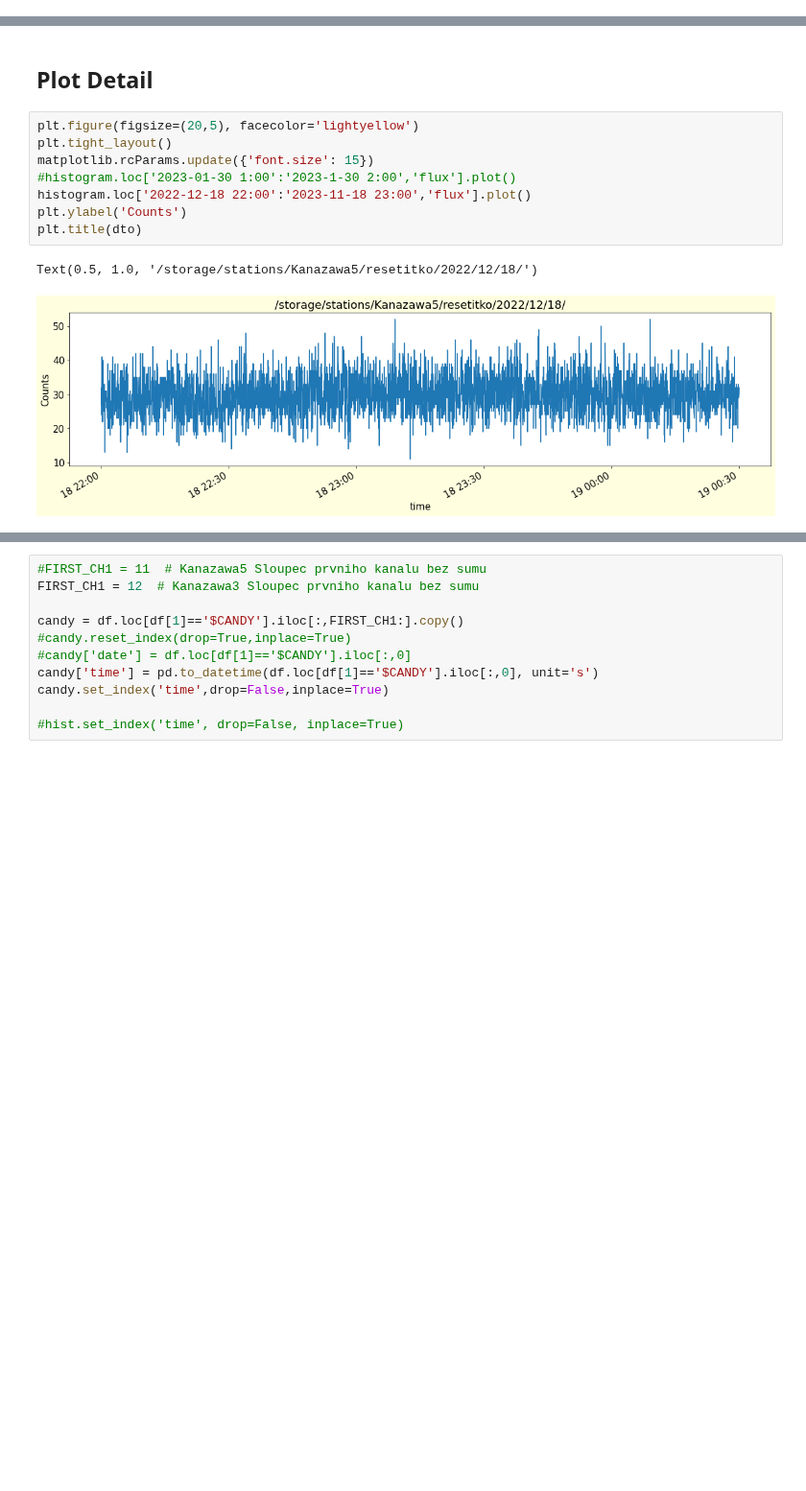
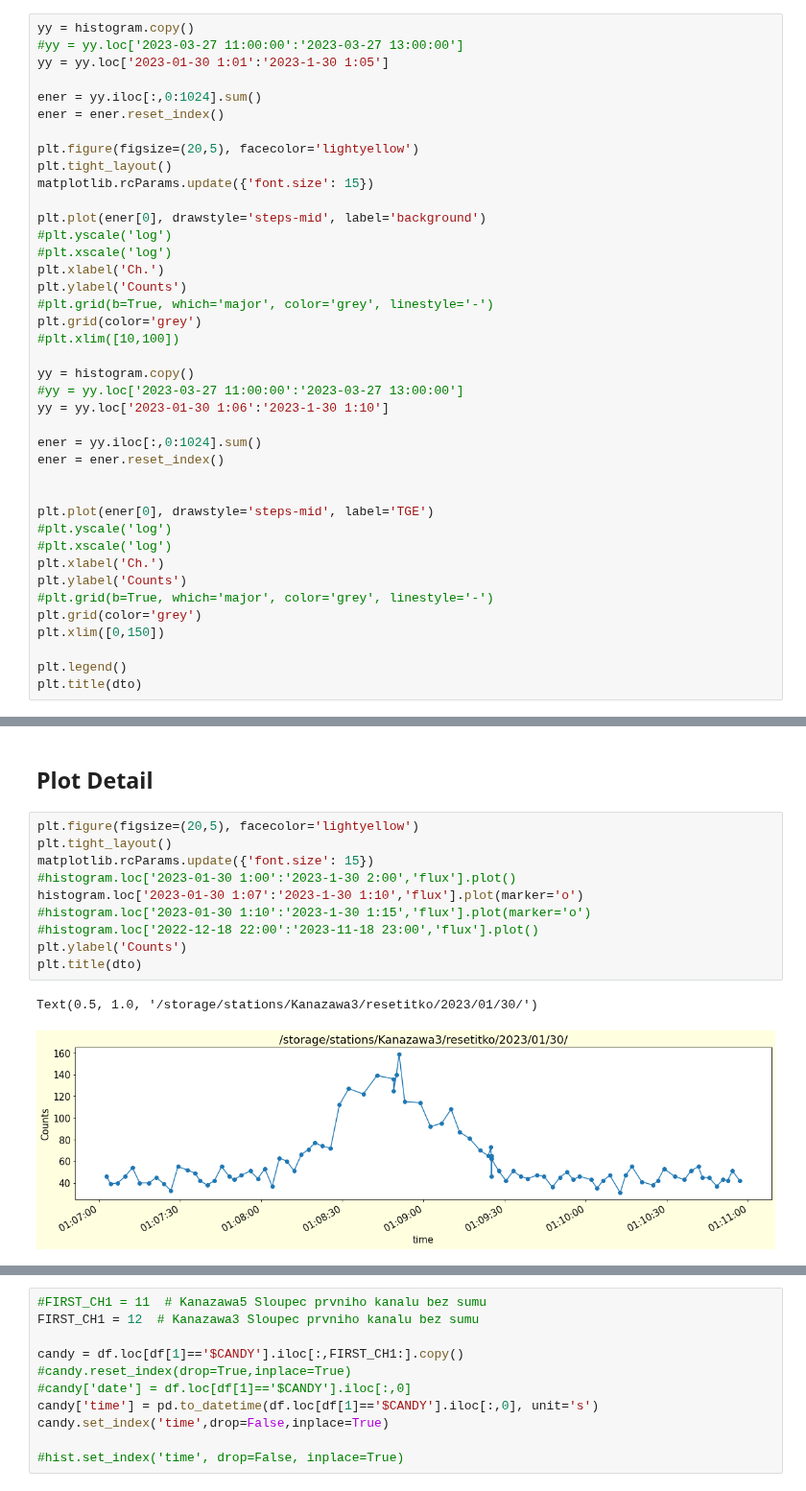
Before and after one commit to UniversalScientificTechnologies/GEODOS02, a Jupyter notebook: notebooks/japan_2022_2023.ipynb, the cells around one changed output, grey strips where cells are left out. Shown at 96% size. Cells and saved outputs as stored; diff of their text form; blank space fills up the shorter version.

```diff
--- a/notebooks/japan.ipynb
+++ b/notebooks/japan_2022_2023.ipynb
@@ -138,0 +197,40 @@ plt.grid(color='grey')
+# %%
+yy = histogram.copy()
+#yy = yy.loc['2023-03-27 11:00:00':'2023-03-27 13:00:00']
+yy = yy.loc['2023-01-30 1:01':'2023-1-30 1:05']
+
+ener = yy.iloc[:,0:1024].sum()
+ener = ener.reset_index()
+
+plt.figure(figsize=(20,5), facecolor='lightyellow')
+plt.tight_layout()
+matplotlib.rcParams.update({'font.size': 15})
+
+plt.plot(ener[0], drawstyle='steps-mid', label='background')
+#plt.yscale('log')
+#plt.xscale('log')
+plt.xlabel('Ch.')
+plt.ylabel('Counts')
+#plt.grid(b=True, which='major', color='grey', linestyle='-')
+plt.grid(color='grey')
+#plt.xlim([10,100])
+
+yy = histogram.copy()
+#yy = yy.loc['2023-03-27 11:00:00':'2023-03-27 13:00:00']
+yy = yy.loc['2023-01-30 1:06':'2023-1-30 1:10']
+
+ener = yy.iloc[:,0:1024].sum()
+ener = ener.reset_index()
+
+
+plt.plot(ener[0], drawstyle='steps-mid', label='TGE')
+#plt.yscale('log')
+#plt.xscale('log')
+plt.xlabel('Ch.')
+plt.ylabel('Counts')
+#plt.grid(b=True, which='major', color='grey', linestyle='-')
+plt.grid(color='grey')
+plt.xlim([0,150])
+
+plt.legend()
+plt.title(dto)
@@ -141,11 +242,13 @@ plt.grid(color='grey')
 # %%
 plt.figure(figsize=(20,5), facecolor='lightyellow')
 plt.tight_layout()
 matplotlib.rcParams.update({'font.size': 15})
 #histogram.loc['2023-01-30 1:00':'2023-1-30 2:00','flux'].plot()
-histogram.loc['2022-12-18 22:00':'2023-11-18 23:00','flux'].plot()
+histogram.loc['2023-01-30 1:07':'2023-1-30 1:10','flux'].plot(marker='o')
+#histogram.loc['2023-01-30 1:10':'2023-1-30 1:15','flux'].plot(marker='o')
+#histogram.loc['2022-12-18 22:00':'2023-11-18 23:00','flux'].plot()
 plt.ylabel('Counts')
 plt.title(dto)
 # %% [output]
-Text(0.5, 1.0, '/storage/stations/Kanazawa5/resetitko/2022/12/18/')
+Text(0.5, 1.0, '/storage/stations/Kanazawa3/resetitko/2023/01/30/')
-[figure, old version]
+[figure, new version]
```
Also changed, not shown: parts of 12 cells of this notebook, 1 other file.
